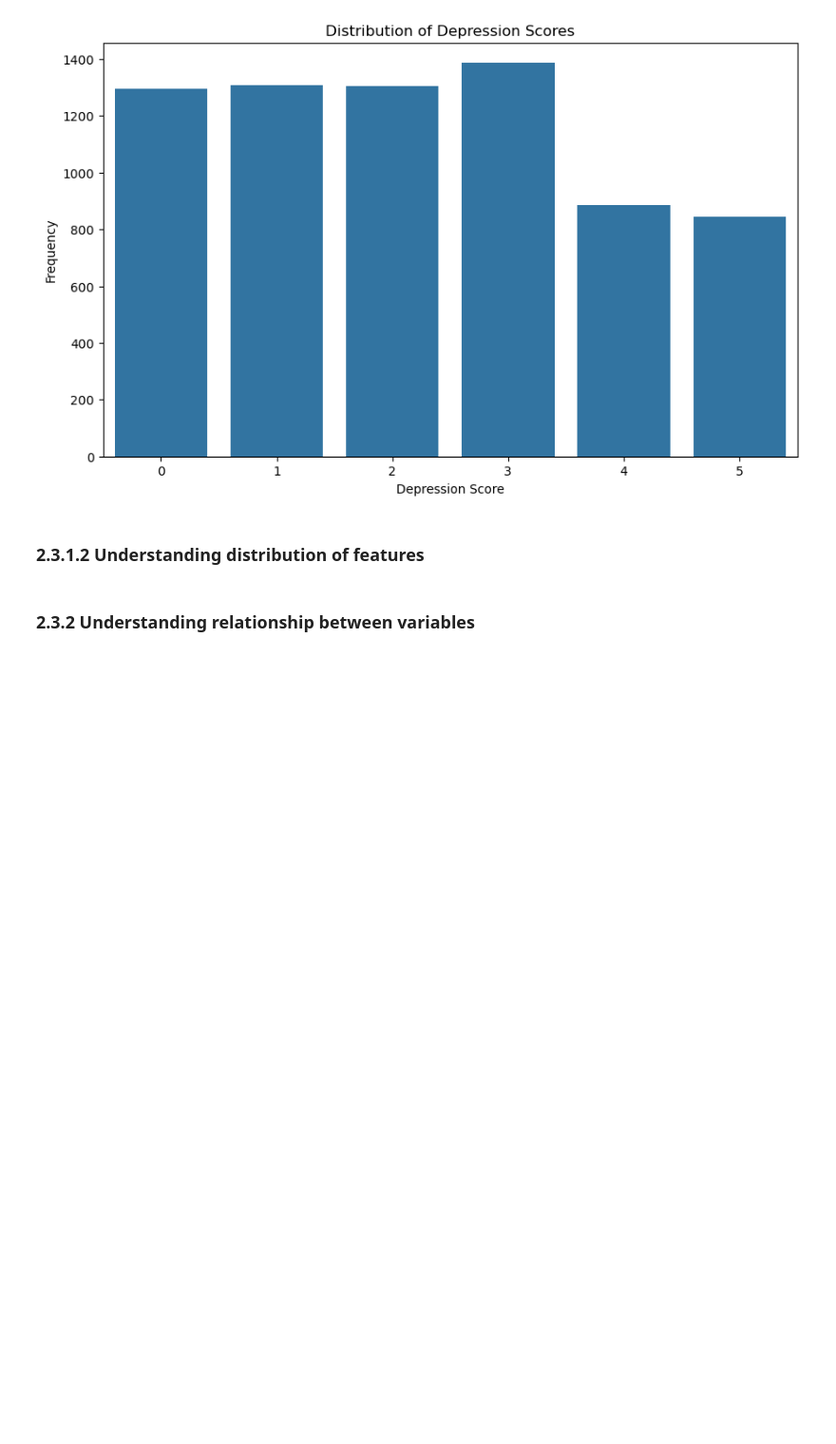
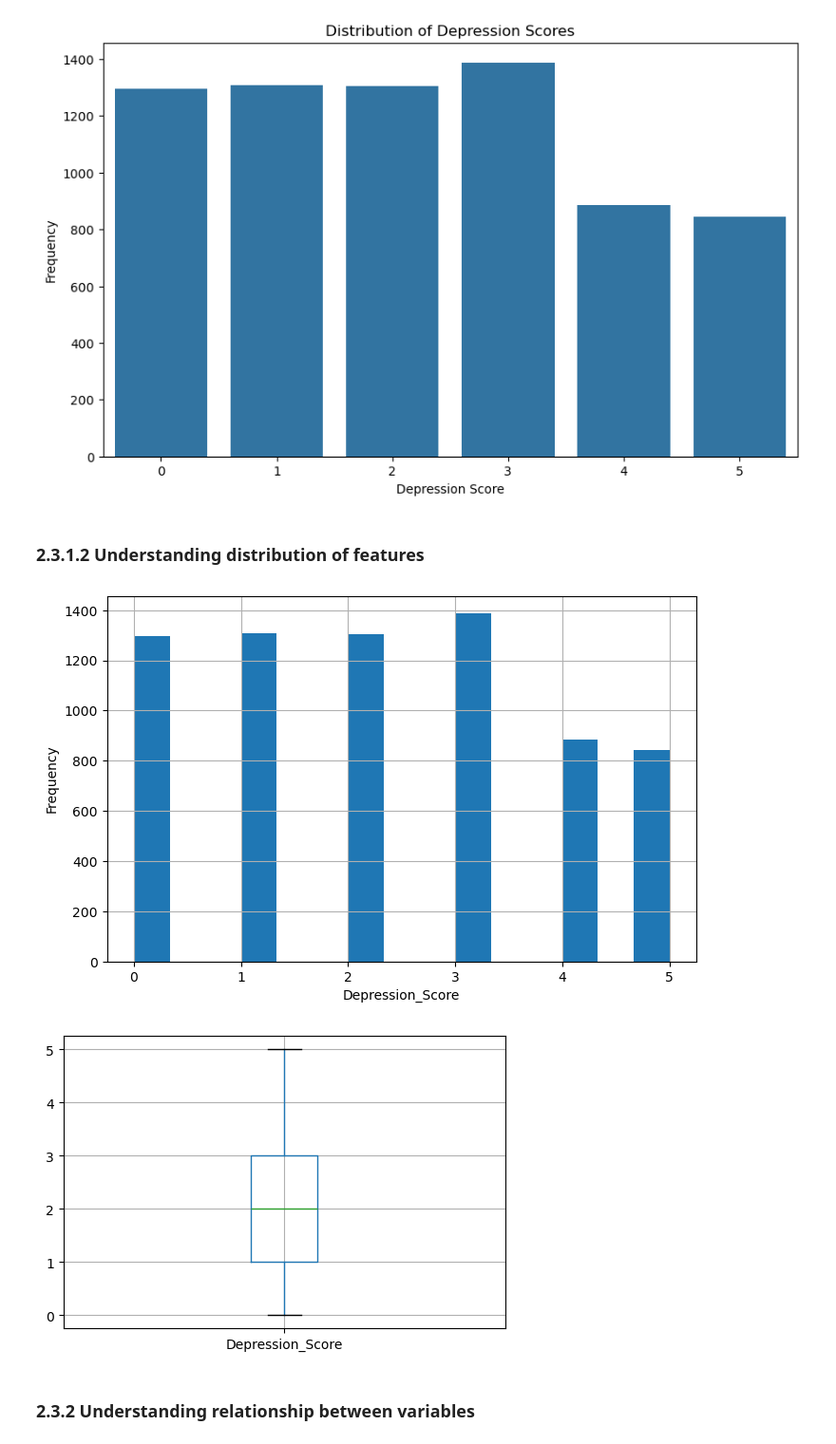
Before and after one commit to cheesyslayer1234/ML_assignment, a Jupyter notebook: NG FENG KANG MALCOLM MLDP Program Codes.ipynb, the cells around one changed output. Shown at 95% size. Drawn from its saved outputs; the diff is of its cells as text; code cells hidden in the pictures; blank space fills up the shorter version.

```diff
--- a/NG FENG KANG MALCOLM MLDP Program Codes.ipynb
+++ b/NG FENG KANG MALCOLM MLDP Program Codes.ipynb
@@ -164,6 +154,12 @@ plt.show()
 ### 2.3.1.2 Understanding distribution of features
 # %%
 ## Understanding distribution of features
+df.hist(figsize=(12,12))
+df[col_y].boxplot(column= col_y, figsize=(12,12))
+plt.show()
+# %% [output]
+[figure, added]
+[figure, added]
 # %% [markdown]
 ### 2.3.2 Understanding relationship between variables
 # %%
```
Also changed, not shown: parts of 7 cells of this notebook.
